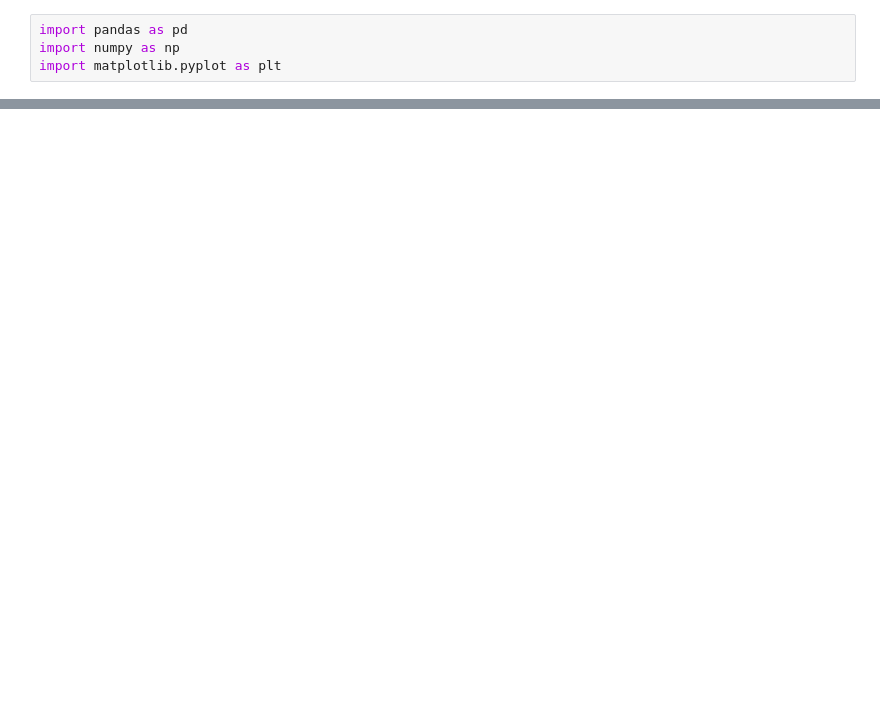
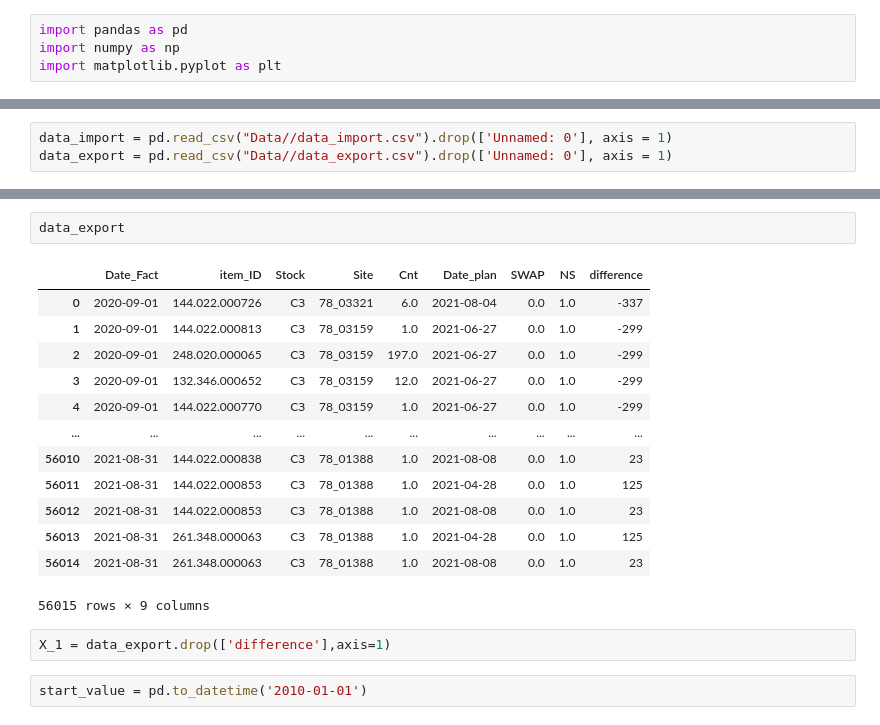
Before and after one commit to constantfear/aviahack2022, a Jupyter notebook: model.ipynb, the cells around one changed output, grey strips where cells are left out. Cells and saved outputs as stored; diff of their text form; blank space fills up the shorter version.

```diff
--- a/model.ipynb
+++ b/model.ipynb
@@ -213,0 +5,3 @@ for x, y in val.take(3):
+# %%
+data_import = pd.read_csv("Data//data_import.csv").drop(['Unnamed: 0'], axis = 1)
+data_export = pd.read_csv("Data//data_export.csv").drop(['Unnamed: 0'], axis = 1)
@@ -213,0 +25,20 @@ for x, y in val.take(3):
+# %%
+data_export
+# %% [output]
+|  | Date_Fact | item_ID | Stock | Site | Cnt | Date_plan | SWAP | NS | difference |
+| 0 | 2020-09-01 | 144.022.000726 | СЗ | 78_03321 | 6.0 | 2021-08-04 | 0.0 | 1.0 | -337 |
+| 1 | 2020-09-01 | 144.022.000813 | СЗ | 78_03159 | 1.0 | 2021-06-27 | 0.0 | 1.0 | -299 |
+| 2 | 2020-09-01 | 248.020.000065 | СЗ | 78_03159 | 197.0 | 2021-06-27 | 0.0 | 1.0 | -299 |
+| 3 | 2020-09-01 | 132.346.000652 | СЗ | 78_03159 | 12.0 | 2021-06-27 | 0.0 | 1.0 | -299 |
+| 4 | 2020-09-01 | 144.022.000770 | СЗ | 78_03159 | 1.0 | 2021-06-27 | 0.0 | 1.0 | -299 |
+| ... | ... | ... | ... | ... | ... | ... | ... | ... | ... |
+| 56010 | 2021-08-31 | 144.022.000838 | СЗ | 78_01388 | 1.0 | 2021-08-08 | 0.0 | 1.0 | 23 |
+| 56011 | 2021-08-31 | 144.022.000853 | СЗ | 78_01388 | 1.0 | 2021-04-28 | 0.0 | 1.0 | 125 |
+| 56012 | 2021-08-31 | 144.022.000853 | СЗ | 78_01388 | 1.0 | 2021-08-08 | 0.0 | 1.0 | 23 |
+| 56013 | 2021-08-31 | 261.348.000063 | СЗ | 78_01388 | 1.0 | 2021-04-28 | 0.0 | 1.0 | 125 |
+| 56014 | 2021-08-31 | 261.348.000063 | СЗ | 78_01388 | 1.0 | 2021-08-08 | 0.0 | 1.0 | 23 |
+56015 rows × 9 columns
+# %%
+X_1 = data_export.drop(['difference'],axis=1)
+# %%
+start_value = pd.to_datetime('2010-01-01')
```
Also changed, not shown: parts of 55 cells of this notebook, 12 other files.
